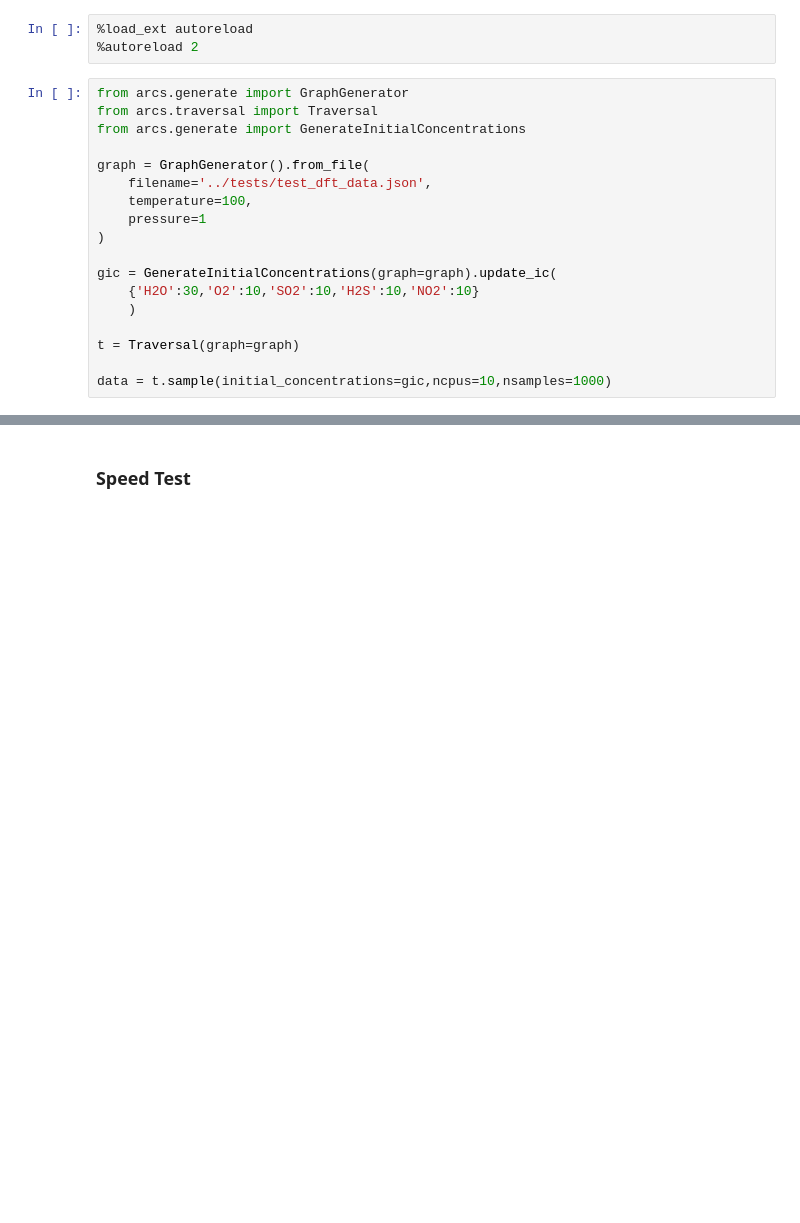
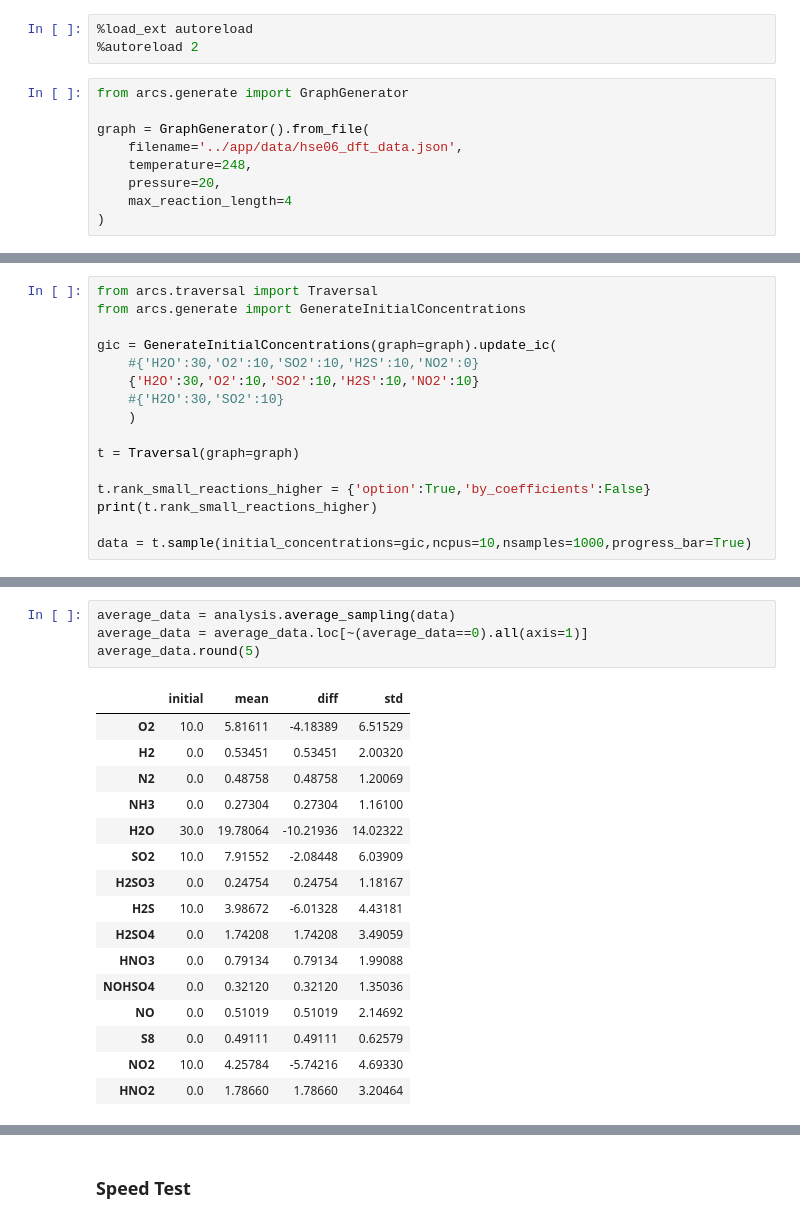
Before and after one commit to equinor/arcs, a Jupyter notebook: examples/example1.ipynb, the cells around one changed output, grey strips where cells are left out. Saved outputs shown, nothing was run; the diff lists cells and outputs as text; blank space fills up the shorter version.

```diff
--- a/examples/example1.ipynb
+++ b/examples/example1.ipynb
@@ -3,19 +3,10 @@
 %autoreload 2
 # %%
 from arcs.generate import GraphGenerator
-from arcs.traversal import Traversal
-from arcs.generate import GenerateInitialConcentrations
 
 graph = GraphGenerator().from_file(
-    filename='../tests/test_dft_data.json',
-    temperature=100,
-    pressure=1
+    filename='../app/data/hse06_dft_data.json',
+    temperature=248,
+    pressure=20,
+    max_reaction_length=4
 )
-
-gic = GenerateInitialConcentrations(graph=graph).update_ic(
-    {'H2O':30,'O2':10,'SO2':10,'H2S':10,'NO2':10}
-    )
-
-t = Traversal(graph=graph)
-
-data = t.sample(initial_concentrations=gic,ncpus=10,nsamples=1000)
@@ -21,0 +91,16 @@ data = t.sample(initial_concentrations=gic,ncpus=10,nsamples=1000)
+# %%
+from arcs.traversal import Traversal
+from arcs.generate import GenerateInitialConcentrations
+
+gic = GenerateInitialConcentrations(graph=graph).update_ic(
+    #{'H2O':30,'O2':10,'SO2':10,'H2S':10,'NO2':0}
+    {'H2O':30,'O2':10,'SO2':10,'H2S':10,'NO2':10}
+    #{'H2O':30,'SO2':10}
+    )
+
+t = Traversal(graph=graph)
+
+t.rank_small_reactions_higher = {'option':True,'by_coefficients':False}
+print(t.rank_small_reactions_higher)
+
+data = t.sample(initial_concentrations=gic,ncpus=10,nsamples=1000,progress_bar=True)
@@ -21,0 +128,21 @@ data = t.sample(initial_concentrations=gic,ncpus=10,nsamples=1000)
+# %%
+average_data = analysis.average_sampling(data)
+average_data = average_data.loc[~(average_data==0).all(axis=1)]
+average_data.round(5)
+# %% [output]
+|  | initial | mean | diff | std |
+| O2 | 10.0 | 5.81611 | -4.18389 | 6.51529 |
+| H2 | 0.0 | 0.53451 | 0.53451 | 2.00320 |
+| N2 | 0.0 | 0.48758 | 0.48758 | 1.20069 |
+| NH3 | 0.0 | 0.27304 | 0.27304 | 1.16100 |
+| H2O | 30.0 | 19.78064 | -10.21936 | 14.02322 |
+| SO2 | 10.0 | 7.91552 | -2.08448 | 6.03909 |
+| H2SO3 | 0.0 | 0.24754 | 0.24754 | 1.18167 |
+| H2S | 10.0 | 3.98672 | -6.01328 | 4.43181 |
+| H2SO4 | 0.0 | 1.74208 | 1.74208 | 3.49059 |
+| HNO3 | 0.0 | 0.79134 | 0.79134 | 1.99088 |
+| NOHSO4 | 0.0 | 0.32120 | 0.32120 | 1.35036 |
+| NO | 0.0 | 0.51019 | 0.51019 | 2.14692 |
+| S8 | 0.0 | 0.49111 | 0.49111 | 0.62579 |
+| NO2 | 10.0 | 4.25784 | -5.74216 | 4.69330 |
+| HNO2 | 0.0 | 1.78660 | 1.78660 | 3.20464 |
```
Also changed, not shown: parts of 19 cells of this notebook, 3 other files.
